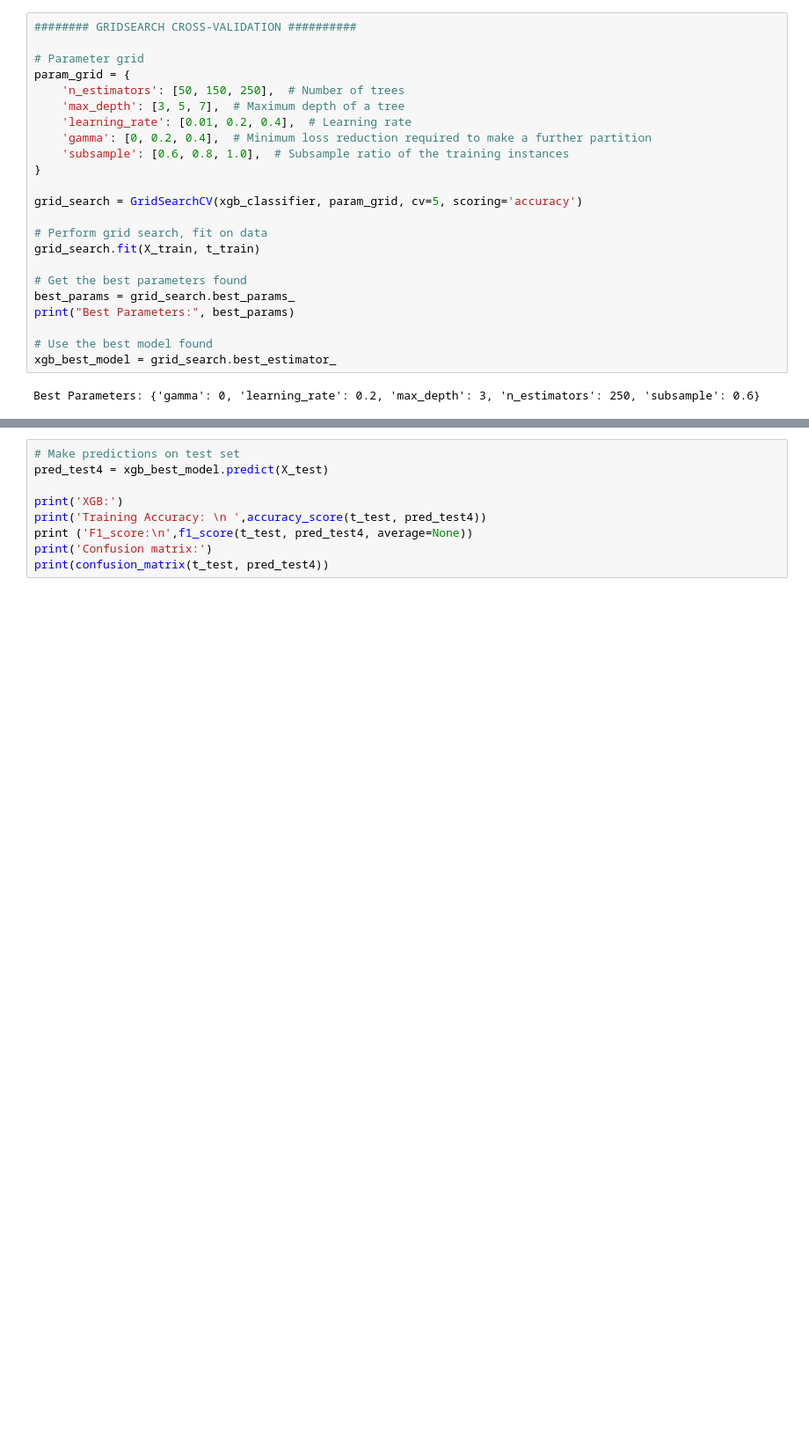
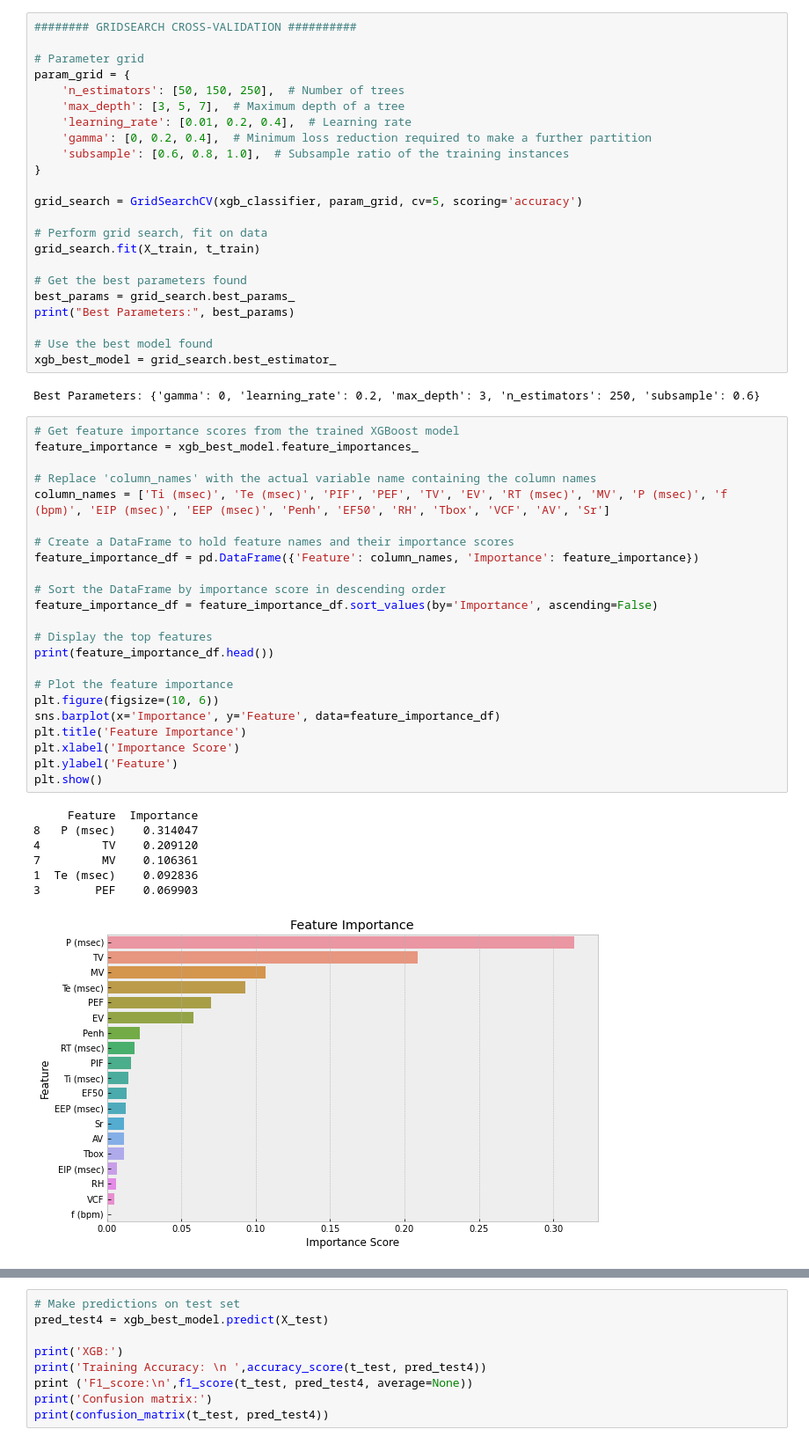
Before and after one commit to eduluca/PlethMachineLearning, a Jupyter notebook: pleth_training_ml.ipynb, the cells around one changed output, grey strips where cells are left out. Shown at 88% size. Cells and saved outputs as stored; diff of their text form; blank space fills up the shorter version.

Commit message:
added graphs

```diff
--- a/pleth_training_ml.ipynb
+++ b/pleth_training_ml.ipynb
@@ -372,3 +374,34 @@ print("Best Parameters:", best_params)
 xgb_best_model = grid_search.best_estimator_
 # %% [output]
 Best Parameters: {'gamma': 0, 'learning_rate': 0.2, 'max_depth': 3, 'n_estimators': 250, 'subsample': 0.6}
+# %%
+# Get feature importance scores from the trained XGBoost model
+feature_importance = xgb_best_model.feature_importances_
+
+# Replace 'column_names' with the actual variable name containing the column names
+column_names = ['Ti (msec)', 'Te (msec)', 'PIF', 'PEF', 'TV', 'EV', 'RT (msec)', 'MV', 'P (msec)', 'f (bpm)', 'EIP (msec)', 'EEP (msec)', 'Penh', 'EF50', 'RH', 'Tbox', 'VCF', 'AV', 'Sr']
+
+# Create a DataFrame to hold feature names and their importance scores
+feature_importance_df = pd.DataFrame({'Feature': column_names, 'Importance': feature_importance})
+
+# Sort the DataFrame by importance score in descending order
+feature_importance_df = feature_importance_df.sort_values(by='Importance', ascending=False)
+
+# Display the top features
+print(feature_importance_df.head())
+
+# Plot the feature importance
+plt.figure(figsize=(10, 6))
+sns.barplot(x='Importance', y='Feature', data=feature_importance_df)
+plt.title('Feature Importance')
+plt.xlabel('Importance Score')
+plt.ylabel('Feature')
+plt.show()
+# %% [output]
+     Feature  Importance
+8   P (msec)    0.314047
+4         TV    0.209120
+7         MV    0.106361
+1  Te (msec)    0.092836
+3        PEF    0.069903
+[figure, added]
```
Also changed, not shown: parts of 8 cells of this notebook, 1 other file.
